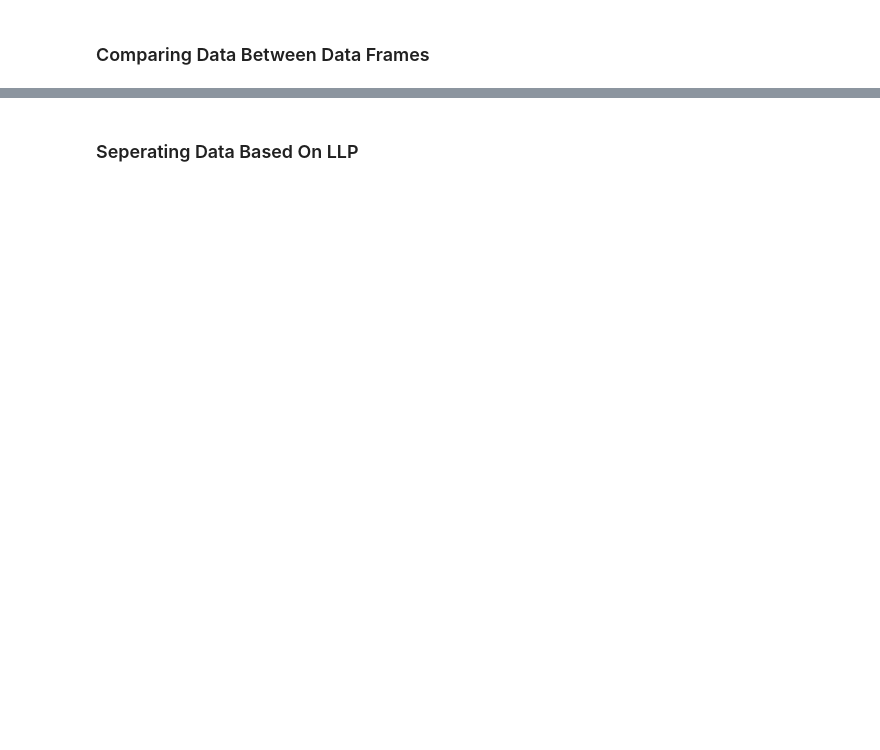
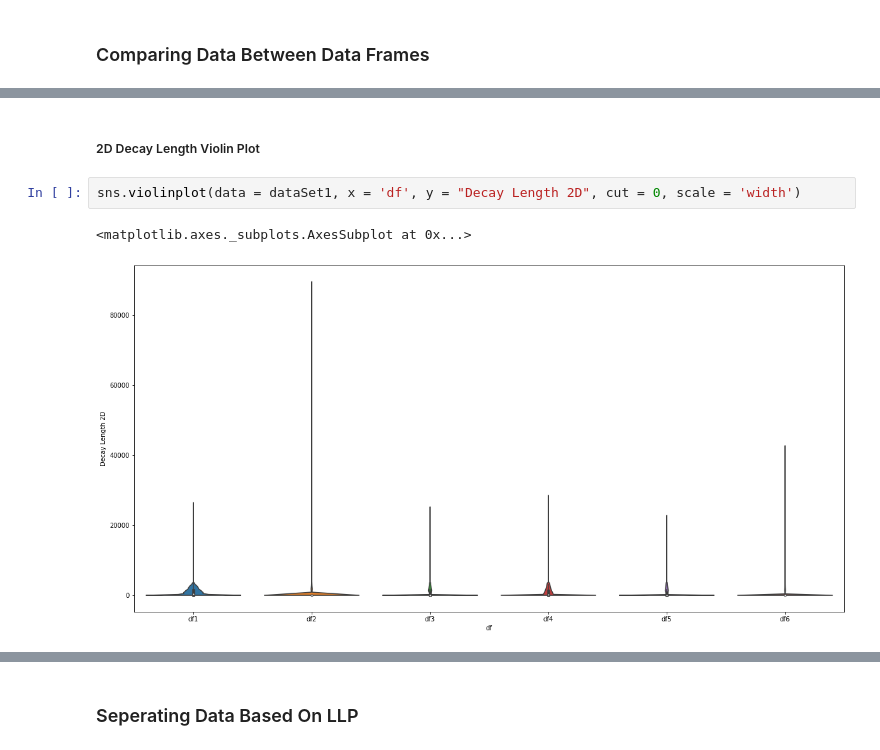
Before and after one commit to 2020-Winter-427/03-long-lived-particle-simulation-data-tsuejace, a Jupyter notebook: LLP.ipynb, the cells around one changed output, grey strips where cells are left out. Cells and saved outputs as stored; diff of their text form; blank space fills up the shorter version.

```diff
--- a/LLP.ipynb
+++ b/LLP.ipynb
@@ -136,0 +116,7 @@ I am pretty confident the graph would come out correctly just I am not sure if t
+# %% [markdown]
+<h5>2D Decay Length Violin Plot</h5>
+# %%
+sns.violinplot(data = dataSet1, x = 'df', y = "Decay Length 2D", cut = 0, scale = 'width')
+# %% [output]
+<matplotlib.axes._subplots.AxesSubplot at 0x...>
+[figure, added]
```
Also changed, not shown: parts of 20 cells of this notebook.
